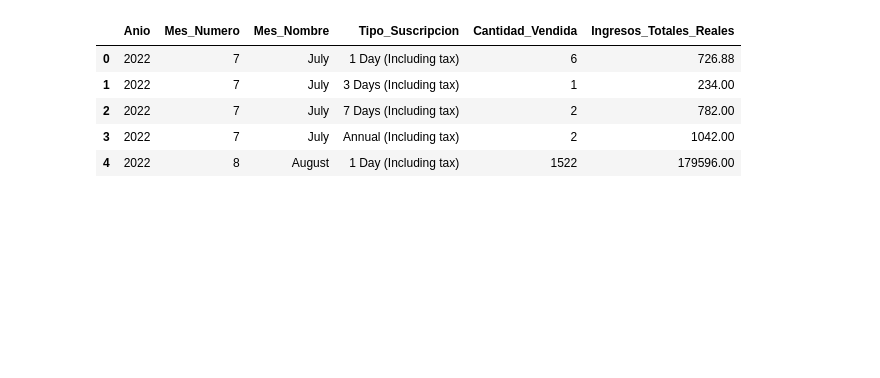
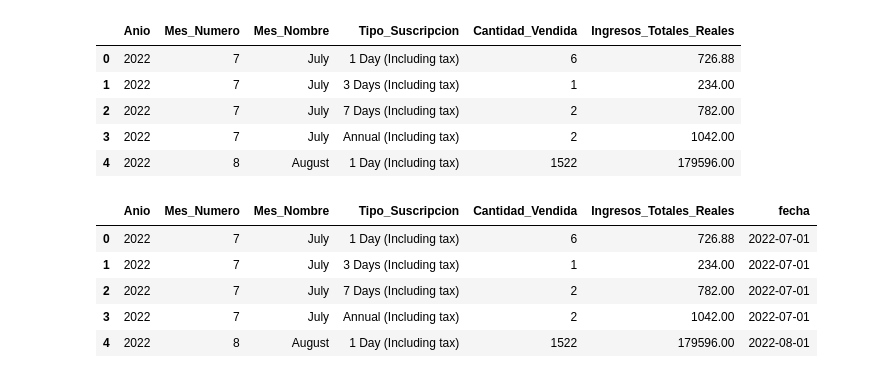
Before and after one commit to victorbriones-hub/exploratory_data_analysis, a Jupyter notebook: main/projects/forecasting_sales/notebooks/data_por_mes.ipynb, the cells around one changed output. Drawn from its saved outputs; the diff is of its cells as text; code cells hidden in the pictures; blank space fills up the shorter version.

```diff
--- a/main/projects/forecasting_sales/notebooks/data_por_mes.ipynb
+++ b/main/projects/forecasting_sales/notebooks/data_por_mes.ipynb
@@ -69,3 +69,17 @@ df_sql_BikeSubscriptionFact.head()
 | 2 | 2022 | 7 | July | 7 Days (Including tax) | 2 | 782.00 |
 | 3 | 2022 | 7 | July | Annual (Including tax) | 2 | 1042.00 |
 | 4 | 2022 | 8 | August | 1 Day (Including tax) | 1522 | 179596.00 |
+# %%
+# agregar columna anio_mes
+df_sql_BikeSubscriptionFact['fecha'] = df_sql_BikeSubscriptionFact['Anio'].astype(str) + '-' + df_sql_BikeSubscriptionFact['Mes_Numero'].astype(str).str.zfill(2)
+df_sql_BikeSubscriptionFact['fecha'] = pd.to_datetime(df_sql_BikeSubscriptionFact['fecha'], format='%Y-%m')
+# df_sql_BikeSubscriptionFact['fecha'] = pd.to_datetime(df_sql_BikeSubscriptionFact[['anio', 'mes_numero', 'dia_numero']])
+df_sql_BikeSubscriptionFact = df_sql_BikeSubscriptionFact.sort_values(by='fecha')
+df_sql_BikeSubscriptionFact.head()
+# %% [output]
+|  | Anio | Mes_Numero | Mes_Nombre | Tipo_Suscripcion | Cantidad_Vendida | Ingresos_Totales_Reales | fecha |
+| 0 | 2022 | 7 | July | 1 Day (Including tax) | 6 | 726.88 | 2022-07-01 |
+| 1 | 2022 | 7 | July | 3 Days (Including tax) | 1 | 234.00 | 2022-07-01 |
+| 2 | 2022 | 7 | July | 7 Days (Including tax) | 2 | 782.00 | 2022-07-01 |
+| 3 | 2022 | 7 | July | Annual (Including tax) | 2 | 1042.00 | 2022-07-01 |
+| 4 | 2022 | 8 | August | 1 Day (Including tax) | 1522 | 179596.00 | 2022-08-01 |
```
Also changed, not shown: parts of 1 cell of this notebook, 16 other files.
